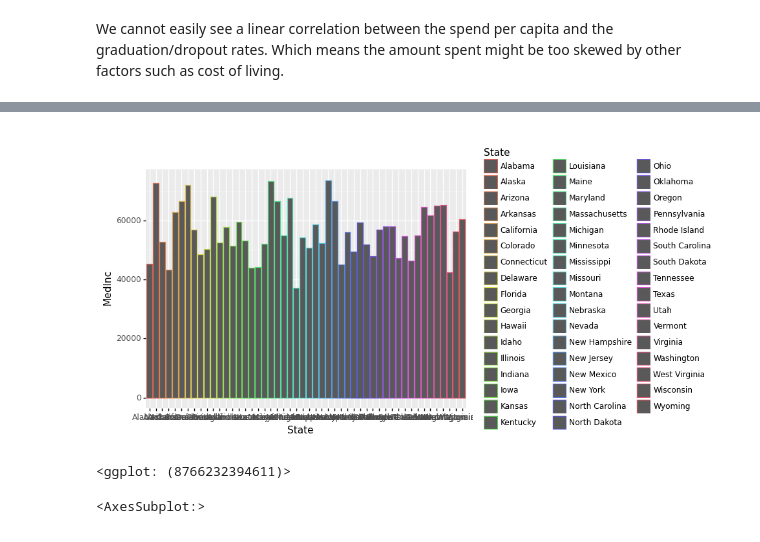
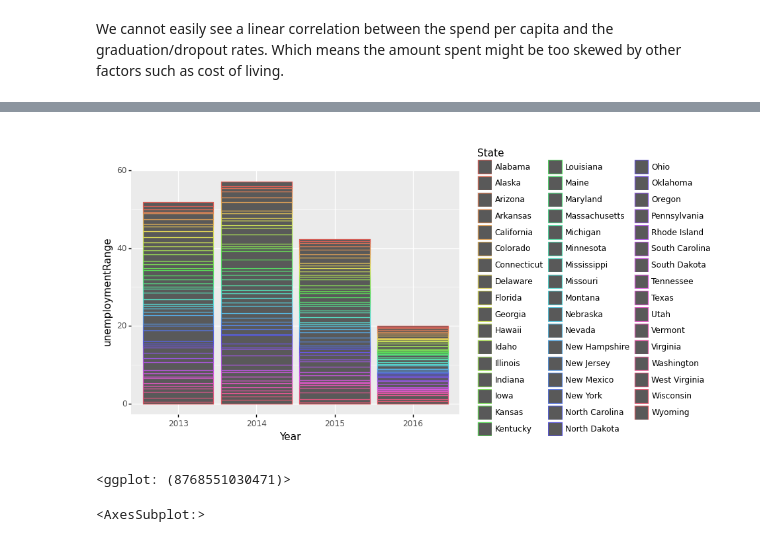
Before and after one commit to shayleelaura/Independent_Capstone, a Jupyter notebook: State Student Spending Case Study.ipynb, the cells around one changed output, grey strips where cells are left out. Drawn from its saved outputs; the diff is of its cells as text; code cells hidden in the pictures.

```diff
--- a/State Student Spending Case Study.ipynb
+++ b/State Student Spending Case Study.ipynb
@@ -744,0 +841,2 @@ stateMeltedMedian = pd.DataFrame(keyYears.groupby('State')['MedInc'].mean().rese
+# %%
+keyYears['Year'] = keyYears['Year'].astype('category')
@@ -745,5 +889,7 @@ stateMeltedMedian = pd.DataFrame(keyYears.groupby('State')['MedInc'].mean().rese
+# %%
+keyYears['unemploymentRange'] = keyYears['max_unemploymentRate'] - keyYears['min_unemploymentRate']
 # %%
-ggplot(stateMeltedMedian, aes(x = 'State', y = 'MedInc', color = 'State'))  + geom_bar(stat = 'identity')
+ggplot(keyYears, aes(x ='Year', y = 'unemploymentRange', color = 'State')) + geom_bar(stat = 'identity')
 # %% [output]
-[figure, old version]
+[figure, new version]
-<ggplot: (8766232394611)>
+<ggplot: (8768551030471)>
```
Also changed, not shown: parts of 51 cells of this notebook.
